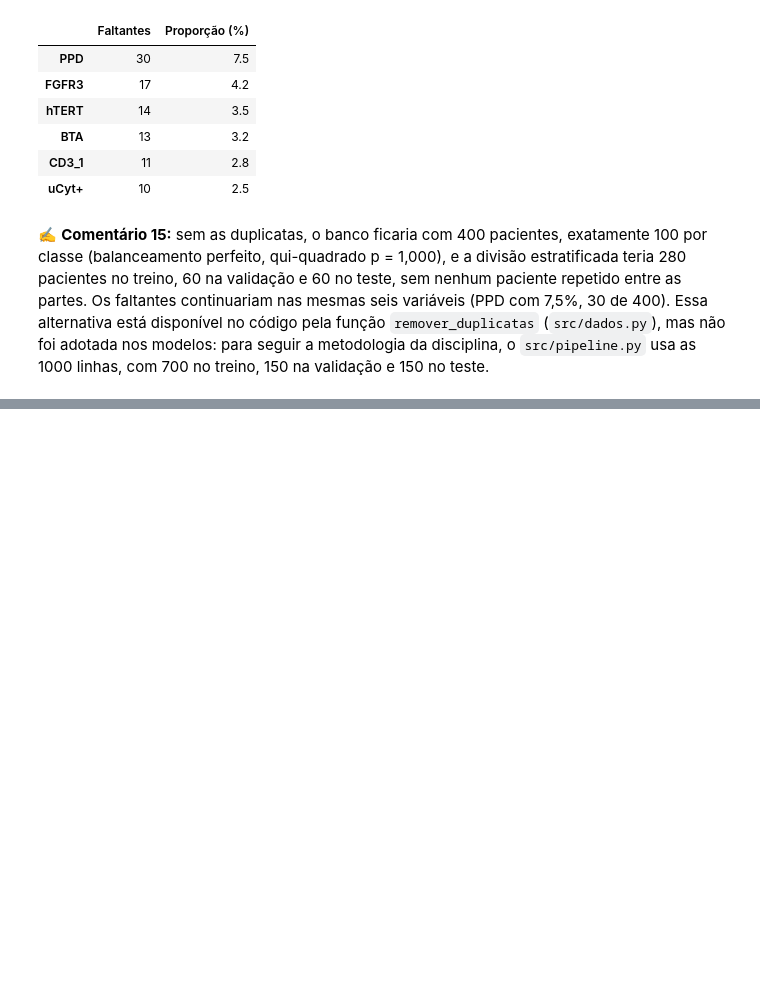
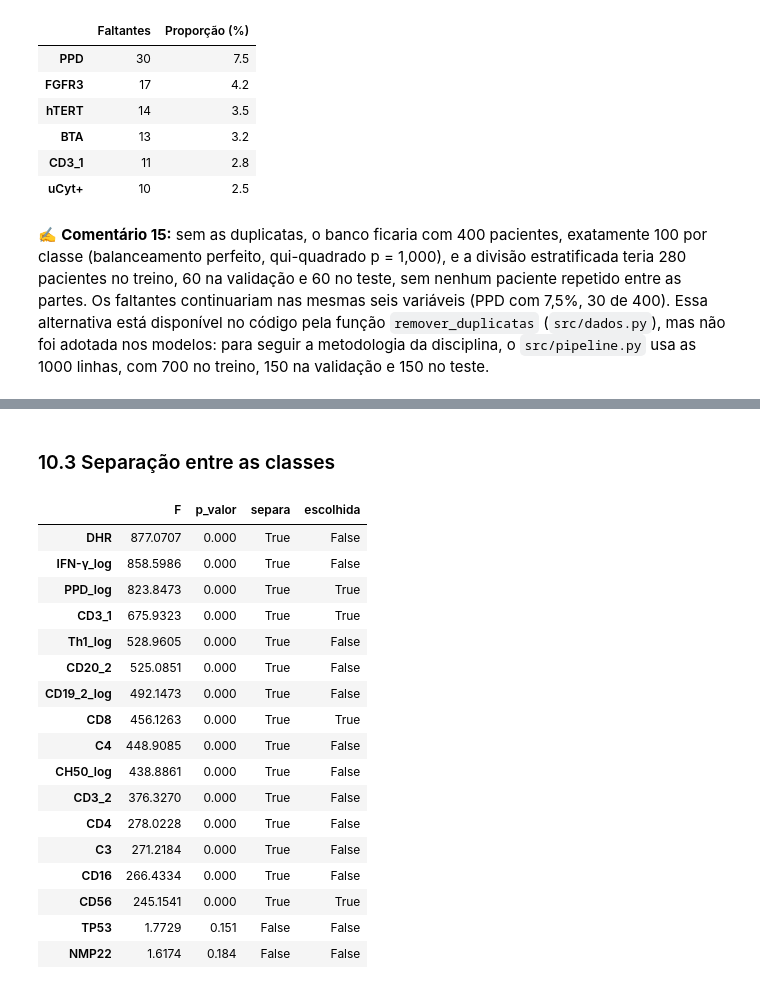
Before and after one commit to GabrielaKoerich/projeto_python_ml, a Jupyter notebook: notebooks/01_AED_relatorio_comentado.ipynb, the cells around one changed output, grey strips where cells are left out. Saved outputs shown, nothing was run; the diff lists cells and outputs as text; code cells hidden in the pictures; blank space fills up the shorter version.

```diff
--- a/notebooks/01_AED_relatorio_comentado.ipynb
+++ b/notebooks/01_AED_relatorio_comentado.ipynb
@@ -791,0 +804,16 @@ Pacientes repetidos entre as partes: 0
+# %%
+# 10.0 Executa a seleção do projeto (a mesma usada pelo app), só no treino
+import sys
+
+import numpy as np
+import pandas as pd
+
+if ".." not in sys.path:
+    sys.path.append("..")  # permite importar a pasta src a partir de notebooks/
+
+from src.dados import carregar_dados, dividir_dados, estruturar_dados
+from src.selecao import LIMITE_ASSIMETRIA, aplicar_log, colunas_numericas, selecionar
+
+treino_sel, valid_sel, teste_sel = dividir_dados(estruturar_dados(carregar_dados()))
+selecao = selecionar(treino_sel)  # leva cerca de 1 minuto
+print(f"Treino: {len(treino_sel)} linhas | variáveis escolhidas: {selecao.variaveis}")
@@ -791,0 +870,27 @@ Pacientes repetidos entre as partes: 0
+# %% [markdown]
+### 10.3 Separação entre as classes
+# %%
+# Teste F de cada numérica restante contra a classe (no treino)
+selecao.tabela_f.assign(
+    separa=lambda t: t["p_valor"] < 0.05,
+    escolhida=lambda t: t.index.isin(selecao.variaveis),
+).round(4)
+# %% [output]
+|  | F | p_valor | separa | escolhida |
+| DHR | 877.0707 | 0.000 | True | False |
+| IFN-γ_log | 858.5986 | 0.000 | True | False |
+| PPD_log | 823.8473 | 0.000 | True | True |
+| CD3_1 | 675.9323 | 0.000 | True | True |
+| Th1_log | 528.9605 | 0.000 | True | False |
+| CD20_2 | 525.0851 | 0.000 | True | False |
+| CD19_2_log | 492.1473 | 0.000 | True | False |
+| CD8 | 456.1263 | 0.000 | True | True |
+| C4 | 448.9085 | 0.000 | True | False |
+| CH50_log | 438.8861 | 0.000 | True | False |
+| CD3_2 | 376.3270 | 0.000 | True | False |
+| CD4 | 278.0228 | 0.000 | True | False |
+| C3 | 271.2184 | 0.000 | True | False |
+| CD16 | 266.4334 | 0.000 | True | False |
+| CD56 | 245.1541 | 0.000 | True | True |
+| TP53 | 1.7729 | 0.151 | False | False |
+| NMP22 | 1.6174 | 0.184 | False | False |
```
Also changed, not shown: parts of 32 cells of this notebook, 11 other files.
